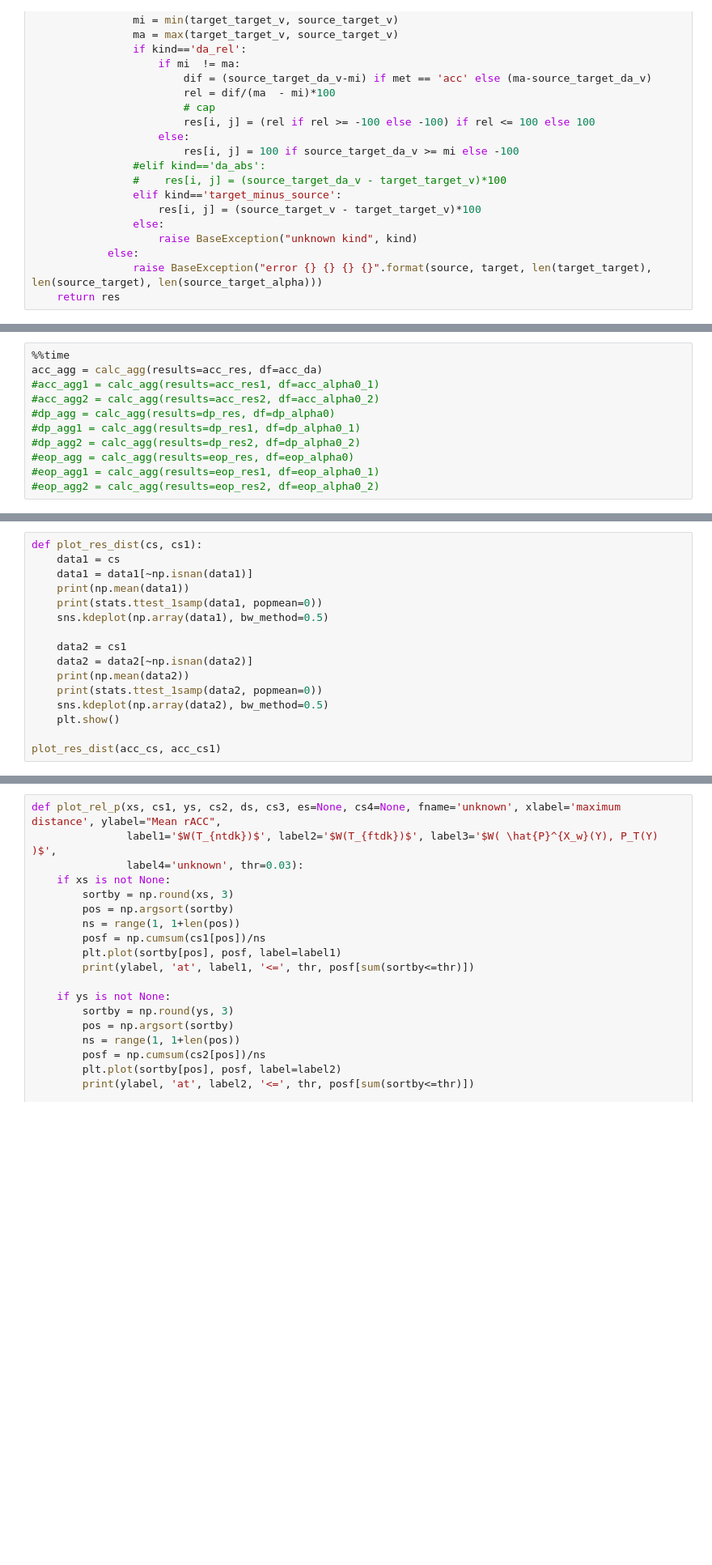
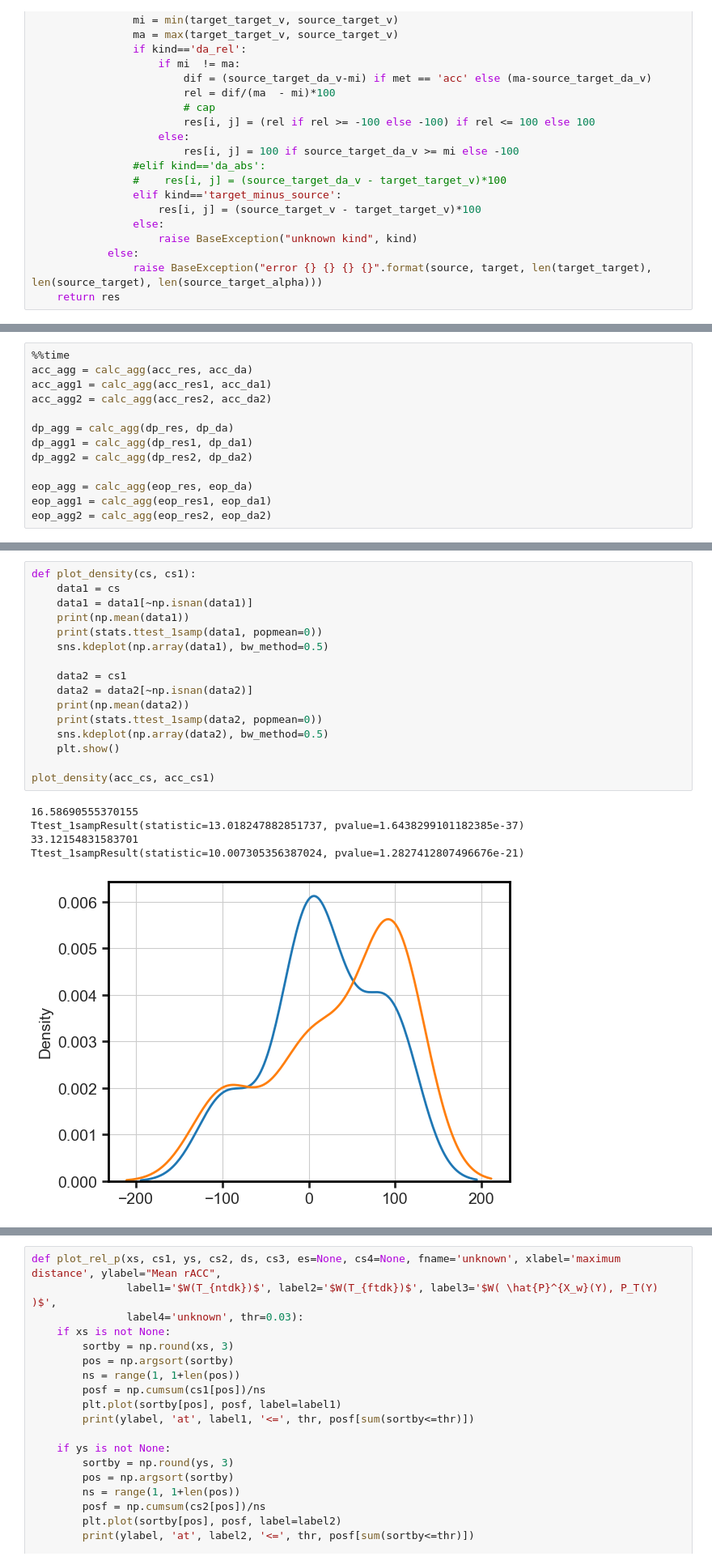
Before and after one commit to ks555/domain-adaptive-trees, a Jupyter notebook: src/04_AnalyseResults.ipynb, the cells around one changed output, grey strips where cells are left out. Shown at 81% size. Drawn from its saved outputs; the diff is of its cells as text; blank space fills up the shorter version.

```diff
--- a/src/04_AnalyseResults.ipynb
+++ b/src/04_AnalyseResults.ipynb
@@ -188,12 +238,14 @@ def calc_agg(results, df):
     return res
 # %%
 %%time
-acc_agg = calc_agg(results=acc_res, df=acc_da)
-#acc_agg1 = calc_agg(results=acc_res1, df=acc_alpha0_1)
-#acc_agg2 = calc_agg(results=acc_res2, df=acc_alpha0_2)
-#dp_agg = calc_agg(results=dp_res, df=dp_alpha0)
-#dp_agg1 = calc_agg(results=dp_res1, df=dp_alpha0_1)
-#dp_agg2 = calc_agg(results=dp_res2, df=dp_alpha0_2)
-#eop_agg = calc_agg(results=eop_res, df=eop_alpha0)
-#eop_agg1 = calc_agg(results=eop_res1, df=eop_alpha0_1)
-#eop_agg2 = calc_agg(results=eop_res2, df=eop_alpha0_2)
+acc_agg = calc_agg(acc_res, acc_da)
+acc_agg1 = calc_agg(acc_res1, acc_da1)
+acc_agg2 = calc_agg(acc_res2, acc_da2)
+
+dp_agg = calc_agg(dp_res, dp_da)
+dp_agg1 = calc_agg(dp_res1, dp_da1)
+dp_agg2 = calc_agg(dp_res2, dp_da2)
+
+eop_agg = calc_agg(eop_res, eop_da)
+eop_agg1 = calc_agg(eop_res1, eop_da1)
+eop_agg2 = calc_agg(eop_res2, eop_da2)
@@ -235,18 +289,24 @@ _, _, acc_cs1 = plot_res_zoom(acc_xs, acc_ys, acc_cs)
 # %%
-def plot_res_dist(cs, cs1):
+def plot_density(cs, cs1):
     data1 = cs
     data1 = data1[~np.isnan(data1)]
     print(np.mean(data1))
     print(stats.ttest_1samp(data1, popmean=0))
     sns.kdeplot(np.array(data1), bw_method=0.5)
 
     data2 = cs1
     data2 = data2[~np.isnan(data2)]
     print(np.mean(data2))
     print(stats.ttest_1samp(data2, popmean=0))
     sns.kdeplot(np.array(data2), bw_method=0.5)
     plt.show()
 
-plot_res_dist(acc_cs, acc_cs1)
+plot_density(acc_cs, acc_cs1)
+# %% [output]
+16.58690555370155
+Ttest_1sampResult(statistic=13.018247882851737, pvalue=1.6438299101182385e-37)
+33.12154831583701
+Ttest_1sampResult(statistic=10.007305356387024, pvalue=1.2827412807496676e-21)
+[figure, added]
 # %%
 dp_xs, dp_ys, dp_cs, dp_ds = plot_rel(dp_agg, label="rDP")
```
Also changed, not shown: parts of 26 cells of this notebook, 4 other files.
